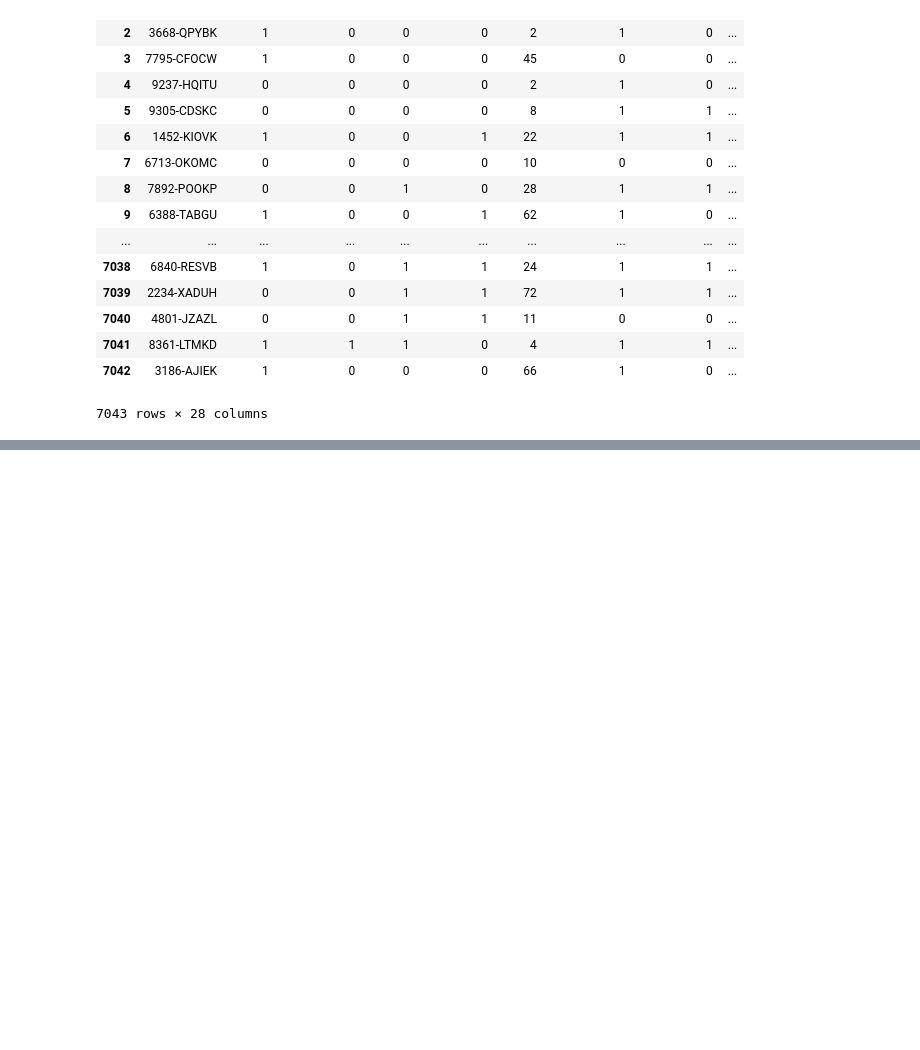
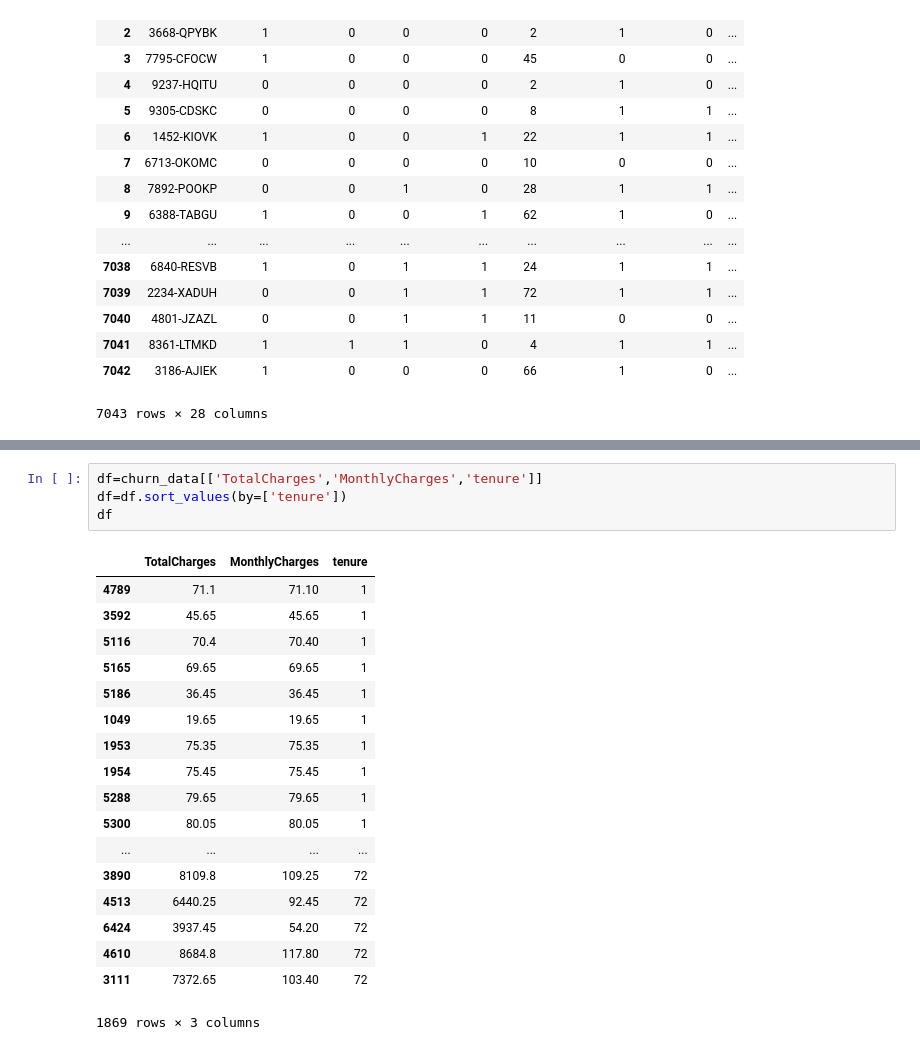
Before and after one commit to vinhpvu/Telco-customer-analytics, a Jupyter notebook: Untitled.ipynb, the cells around one changed output, grey strips where cells are left out. Saved outputs shown, nothing was run; the diff lists cells and outputs as text; blank space fills up the shorter version.

```diff
--- a/Untitled.ipynb
+++ b/Untitled.ipynb
@@ -146,0 +141,23 @@ plt.show()
+# %%
+df=churn_data[['TotalCharges','MonthlyCharges','tenure']]
+df=df.sort_values(by=['tenure'])
+df
+# %% [output]
+|  | TotalCharges | MonthlyCharges | tenure |
+| 4789 | 71.1 | 71.10 | 1 |
+| 3592 | 45.65 | 45.65 | 1 |
+| 5116 | 70.4 | 70.40 | 1 |
+| 5165 | 69.65 | 69.65 | 1 |
+| 5186 | 36.45 | 36.45 | 1 |
+| 1049 | 19.65 | 19.65 | 1 |
+| 1953 | 75.35 | 75.35 | 1 |
+| 1954 | 75.45 | 75.45 | 1 |
+| 5288 | 79.65 | 79.65 | 1 |
+| 5300 | 80.05 | 80.05 | 1 |
+| ... | ... | ... | ... |
+| 3890 | 8109.8 | 109.25 | 72 |
+| 4513 | 6440.25 | 92.45 | 72 |
+| 6424 | 3937.45 | 54.20 | 72 |
+| 4610 | 8684.8 | 117.80 | 72 |
+| 3111 | 7372.65 | 103.40 | 72 |
+1869 rows × 3 columns
```
Also changed, not shown: parts of 11 cells of this notebook.
